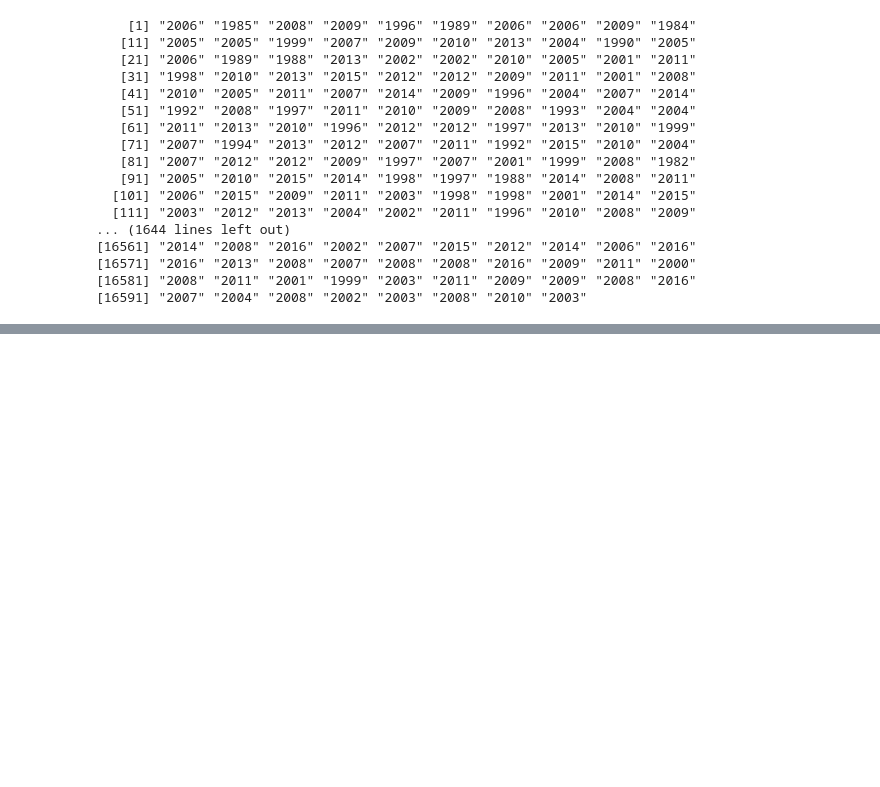
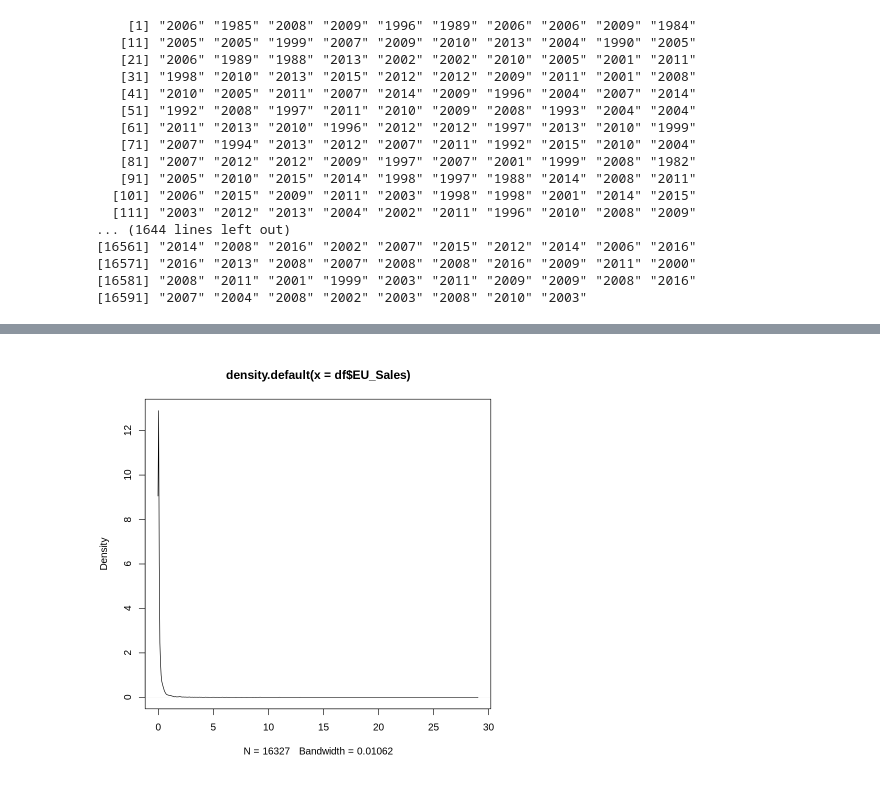
Before and after one commit to apollosoldier/Courses, a Jupyter notebook: td1_estimation.ipynb, the cells around one changed output, grey strips where cells are left out. Cells and saved outputs as stored; diff of their text form; code cells hidden in the pictures; blank space fills up the shorter version.

```diff
--- a/td1_estimation.ipynb
+++ b/td1_estimation.ipynb
@@ -189,0 +233,4 @@ ERROR: ignored
+# %%
+plot(density(df$EU_Sales))
+# %% [output]
+[figure, added]
```
Also changed, not shown: parts of 22 cells of this notebook.
